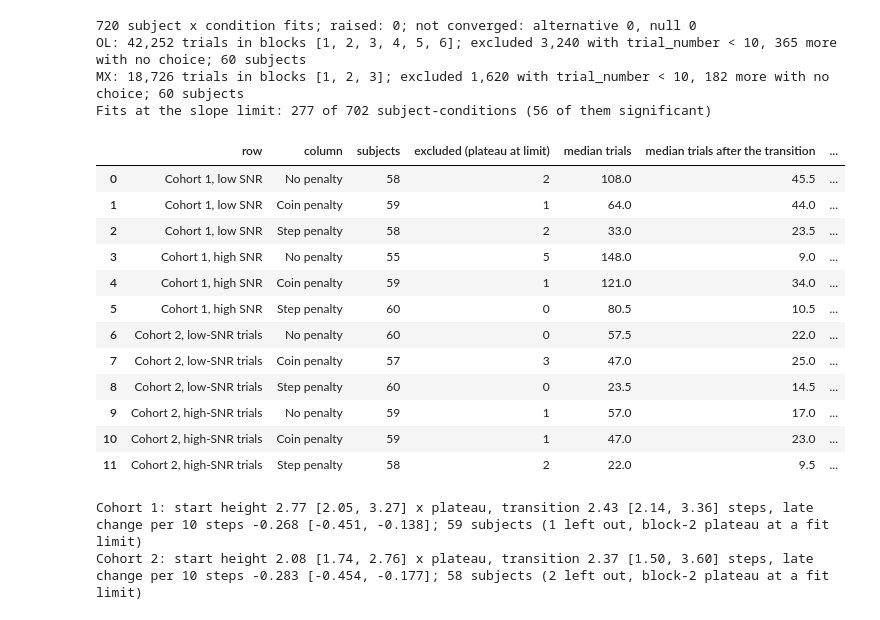
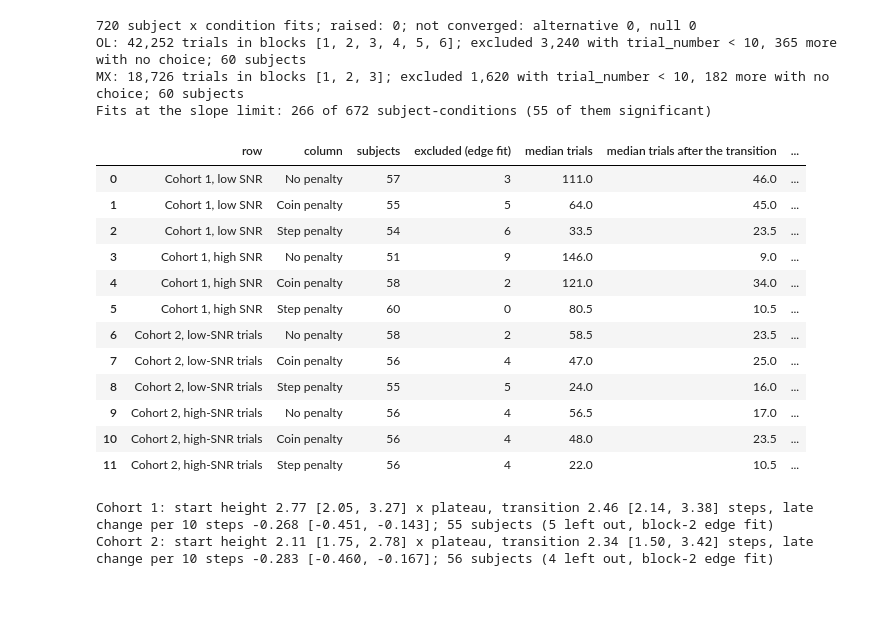
Before and after one commit to TheGoldLab/ms_2026_kalburge_etal_elife, a Jupyter notebook: notebooks/Figure05S01_collapseByCondition.ipynb, the cells around one changed output. Cells and saved outputs as stored; diff of their text form; code cells hidden in the pictures.

```diff
--- a/notebooks/Figure05S01_collapseByCondition.ipynb
+++ b/notebooks/Figure05S01_collapseByCondition.ipynb
@@ -94,7 +94,7 @@ n_after = pd.concat(n_after, names=["task"]).rename("n_after_fall")
 late = late.join(dt_max, on=["task", "subject_index", "condition"]).join(
     n_after, on=["task", "subject_index", "condition"]
 )
-late["at_limit"] = get_plateau_at_limit(late)
+late["at_limit"] = get_plateau_edge_fit(late)
 late["collapsing"] = (late.late_slope < 0) & (late.p_value < ALPHA)
 late["rising"] = (late.late_slope > 0) & (late.p_value < ALPHA)
 SLOPE_LIMIT = 0.15  # limits of late_slope in the fits (log units per step)
@@ -102,55 +102,55 @@ late["at_slope_limit"] = np.isclose(late.late_slope.abs(), SLOPE_LIMIT, atol=1e-
 
 rows = []
 for label, task, conds in ROWS:
     for col, cond in zip(COLUMNS, conds):
         g = late[(late.task == task) & (late.condition == cond)]
         k = g[~g.at_limit & g.error.isna()]
         rows.append(
             {
                 "row": label,
                 "column": col,
                 "subjects": len(k),
-                "excluded (plateau at limit)": int(g.at_limit.sum()),
+                "excluded (edge fit)": int(g.at_limit.sum()),
                 "median trials": k.n_trials.median(),
                 "median trials after the transition": k.n_after_fall.median(),
                 f"median DT {DT_QUANTILE:.0%} quantile": k.dt_max.median(),
                 "slope at limit": int(k.at_slope_limit.sum()),
                 "slope at limit, p < 0.05": int((k.at_slope_limit & (k.p_value < ALPHA)).sum()),
                 "collapsing (slope < 0, p < 0.05)": int(k.collapsing.sum()),
                 "rising (slope > 0, p < 0.05)": int(k.rising.sum()),
             }
         )
 summary = pd.DataFrame(rows)
 print(
     f"Fits at the slope limit: {int(summary['slope at limit'].sum())} of {int(summary.subjects.sum())} "
     f"subject-conditions ({int(summary['slope at limit, p < 0.05'].sum())} of them significant)"
 )
 display(summary)
 # %% [output]
 720 subject x condition fits; raised: 0; not converged: alternative 0, null 0
 OL: 42,252 trials in blocks [1, 2, 3, 4, 5, 6]; excluded 3,240 with trial_number < 10, 365 more with no choice; 60 subjects
 MX: 18,726 trials in blocks [1, 2, 3]; excluded 1,620 with trial_number < 10, 182 more with no choice; 60 subjects
-Fits at the slope limit: 277 of 702 subject-conditions (56 of them significant)
+Fits at the slope limit: 266 of 672 subject-conditions (55 of them significant)
-|  | row | column | subjects | excluded (plateau at limit) | median trials | median trials after the transition | ... |
-| 0 | Cohort 1, low SNR | No penalty | 58 | 2 | 108.0 | 45.5 | ... |
-| 1 | Cohort 1, low SNR | Coin penalty | 59 | 1 | 64.0 | 44.0 | ... |
-| 2 | Cohort 1, low SNR | Step penalty | 58 | 2 | 33.0 | 23.5 | ... |
-| 3 | Cohort 1, high SNR | No penalty | 55 | 5 | 148.0 | 9.0 | ... |
-| 4 | Cohort 1, high SNR | Coin penalty | 59 | 1 | 121.0 | 34.0 | ... |
+|  | row | column | subjects | excluded (edge fit) | median trials | median trials after the transition | ... |
+| 0 | Cohort 1, low SNR | No penalty | 57 | 3 | 111.0 | 46.0 | ... |
+| 1 | Cohort 1, low SNR | Coin penalty | 55 | 5 | 64.0 | 45.0 | ... |
+| 2 | Cohort 1, low SNR | Step penalty | 54 | 6 | 33.5 | 23.5 | ... |
+| 3 | Cohort 1, high SNR | No penalty | 51 | 9 | 146.0 | 9.0 | ... |
+| 4 | Cohort 1, high SNR | Coin penalty | 58 | 2 | 121.0 | 34.0 | ... |
 | 5 | Cohort 1, high SNR | Step penalty | 60 | 0 | 80.5 | 10.5 | ... |
-| 6 | Cohort 2, low-SNR trials | No penalty | 60 | 0 | 57.5 | 22.0 | ... |
-| 7 | Cohort 2, low-SNR trials | Coin penalty | 57 | 3 | 47.0 | 25.0 | ... |
-| 8 | Cohort 2, low-SNR trials | Step penalty | 60 | 0 | 23.5 | 14.5 | ... |
-| 9 | Cohort 2, high-SNR trials | No penalty | 59 | 1 | 57.0 | 17.0 | ... |
-| 10 | Cohort 2, high-SNR trials | Coin penalty | 59 | 1 | 47.0 | 23.0 | ... |
-| 11 | Cohort 2, high-SNR trials | Step penalty | 58 | 2 | 22.0 | 9.5 | ... |
+| 6 | Cohort 2, low-SNR trials | No penalty | 58 | 2 | 58.5 | 23.5 | ... |
+| 7 | Cohort 2, low-SNR trials | Coin penalty | 56 | 4 | 47.0 | 25.0 | ... |
+| 8 | Cohort 2, low-SNR trials | Step penalty | 55 | 5 | 24.0 | 16.0 | ... |
+| 9 | Cohort 2, high-SNR trials | No penalty | 56 | 4 | 56.5 | 17.0 | ... |
+| 10 | Cohort 2, high-SNR trials | Coin penalty | 56 | 4 | 48.0 | 23.5 | ... |
+| 11 | Cohort 2, high-SNR trials | Step penalty | 56 | 4 | 22.0 | 10.5 | ... |
 # %%
 # Text only: each cohort's bound time course (main fits; shared across a subject's blocks), median [IQR] across
-# subjects. Subjects whose block-2 plateau sits at a fit limit are left out, as in Figure 3C.
+# subjects. Subjects whose block-2 plateau sits at a fit limit or above the screen edge (0.75) are left out, as in Figure 3C.
 fits_b2 = pd.read_pickle(PROCESSED / "stopping_fits_main.pkl").query("group == 'B2'")
 for task, label in [("OL", "Cohort 1"), ("MX", "Cohort 2")]:
     f = fits_b2[fits_b2.task == task]
-    l_limit = get_plateau_at_limit(f).to_numpy()
+    l_limit = get_plateau_edge_fit(f).to_numpy()
     f = f[~l_limit]
     h1, knee, late_change = np.exp(f.log_h_start), f.knee, np.exp(10 * f.late_slope) - 1
     print(
@@ -158,11 +158,11 @@ for task, label in [("OL", "Cohort 1"), ("MX", "Cohort 2")]:
         f"transition {knee.median():.2f} [{knee.quantile(0.25):.2f}, {knee.quantile(0.75):.2f}] steps, "
         f"late change per 10 steps {late_change.median():.3f} "
         f"[{late_change.quantile(0.25):.3f}, {late_change.quantile(0.75):.3f}]; "
-        f"{len(f)} subjects ({int(l_limit.sum())} left out, block-2 plateau at a fit limit)"
+        f"{len(f)} subjects ({int(l_limit.sum())} left out, block-2 edge fit)"
     )
 # %% [output]
-Cohort 1: start height 2.77 [2.05, 3.27] x plateau, transition 2.43 [2.14, 3.36] steps, late change per 10 steps -0.268 [-0.451, -0.138]; 59 subjects (1 left out, block-2 plateau at a fit limit)
-Cohort 2: start height 2.08 [1.74, 2.76] x plateau, transition 2.37 [1.50, 3.60] steps, late change per 10 steps -0.283 [-0.454, -0.177]; 58 subjects (2 left out, block-2 plateau at a fit limit)
+Cohort 1: start height 2.77 [2.05, 3.27] x plateau, transition 2.46 [2.14, 3.38] steps, late change per 10 steps -0.268 [-0.451, -0.143]; 55 subjects (5 left out, block-2 edge fit)
+Cohort 2: start height 2.11 [1.75, 2.78] x plateau, transition 2.34 [1.50, 3.42] steps, late change per 10 steps -0.283 [-0.460, -0.167]; 56 subjects (4 left out, block-2 edge fit)
 # %%
 use_figure_style()
 ROW_LABELS = ["Cohort 1\nlow SNR", "Cohort 1\nhigh SNR", "Cohort 2\nlow-SNR trials", "Cohort 2\nhigh-SNR trials"]
```
Also changed, not shown: parts of 3 cells of this notebook, 8 other files.
